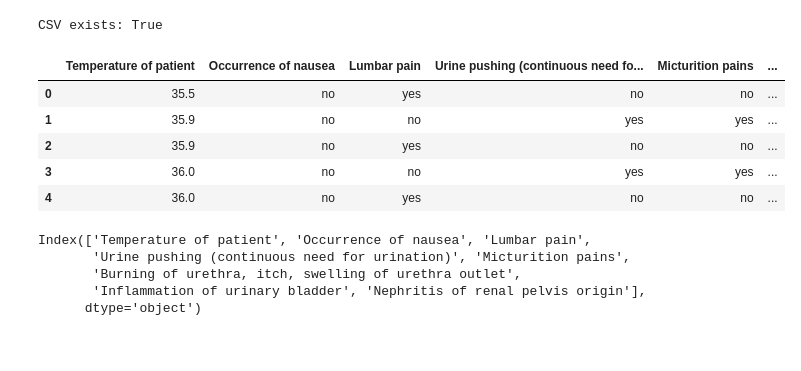
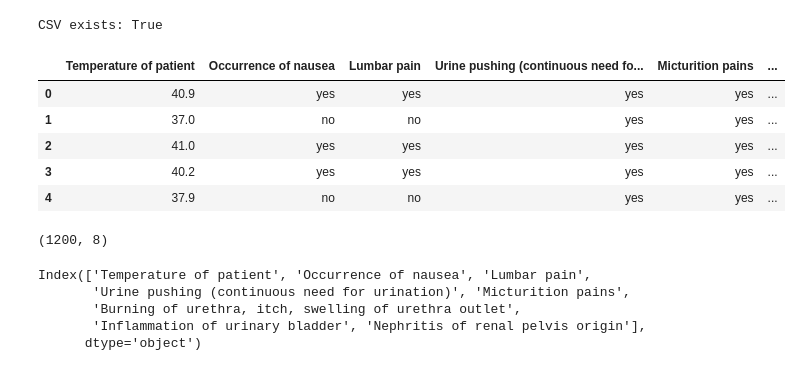
Before and after one commit to Furqaan333/EARLY-DETECTION-OF-SEPSIS-, a Jupyter notebook: notebooks/UTI.ipynb, the cells around one changed output. Cells and saved outputs as stored; diff of their text form; code cells hidden in the pictures.

```diff
--- a/notebooks/UTI.ipynb
+++ b/notebooks/UTI.ipynb
@@ -1,29 +1,33 @@
 # %%
 import pandas as pd
 import zipfile
 import os
 
 # Unzip the dataset
-with zipfile.ZipFile("UTI.zip", "r") as zip_ref:
+with zipfile.ZipFile("UTI2.zip", "r") as zip_ref:
     zip_ref.extractall("UTI")
 
 # Confirm CSV exists
 csv_path = "UTI/UTI.csv"
 print("CSV exists:", os.path.exists(csv_path))
 
 # Load CSV (CORRECT PATH)
 data = pd.read_csv(csv_path)
 
 # View first rows
 data.head()
 # %% [output]
 CSV exists: True
 |  | Temperature of patient | Occurrence of nausea | Lumbar pain | Urine pushing (continuous need fo... | Micturition pains | ... |
-| 0 | 35.5 | no | yes | no | no | ... |
-| 1 | 35.9 | no | no | yes | yes | ... |
-| 2 | 35.9 | no | yes | no | no | ... |
-| 3 | 36.0 | no | no | yes | yes | ... |
-| 4 | 36.0 | no | yes | no | no | ... |
+| 0 | 40.9 | yes | yes | yes | yes | ... |
+| 1 | 37.0 | no | no | yes | yes | ... |
+| 2 | 41.0 | yes | yes | yes | yes | ... |
+| 3 | 40.2 | yes | yes | yes | yes | ... |
+| 4 | 37.9 | no | no | yes | yes | ... |
+# %%
+data.shape
+# %% [output]
+(1200, 8)
 # %%
 data.columns
 # %% [output]
```
Also changed, not shown: parts of 18 cells of this notebook, 10 other files.
